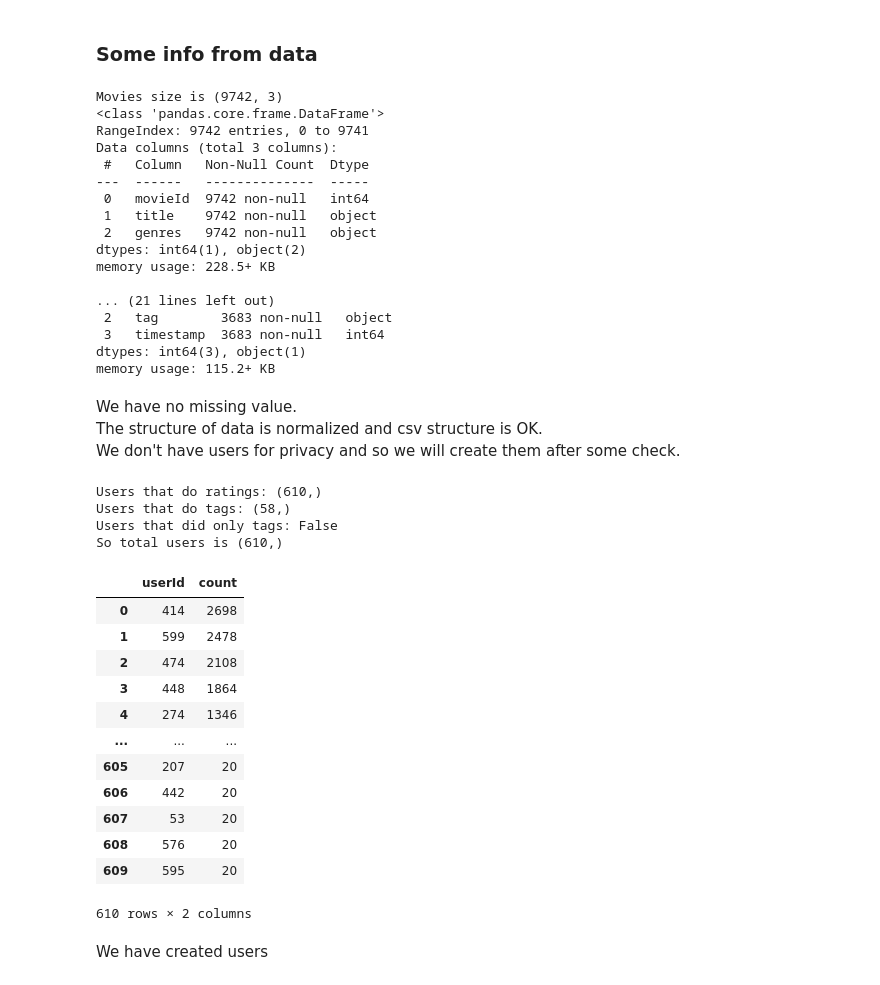
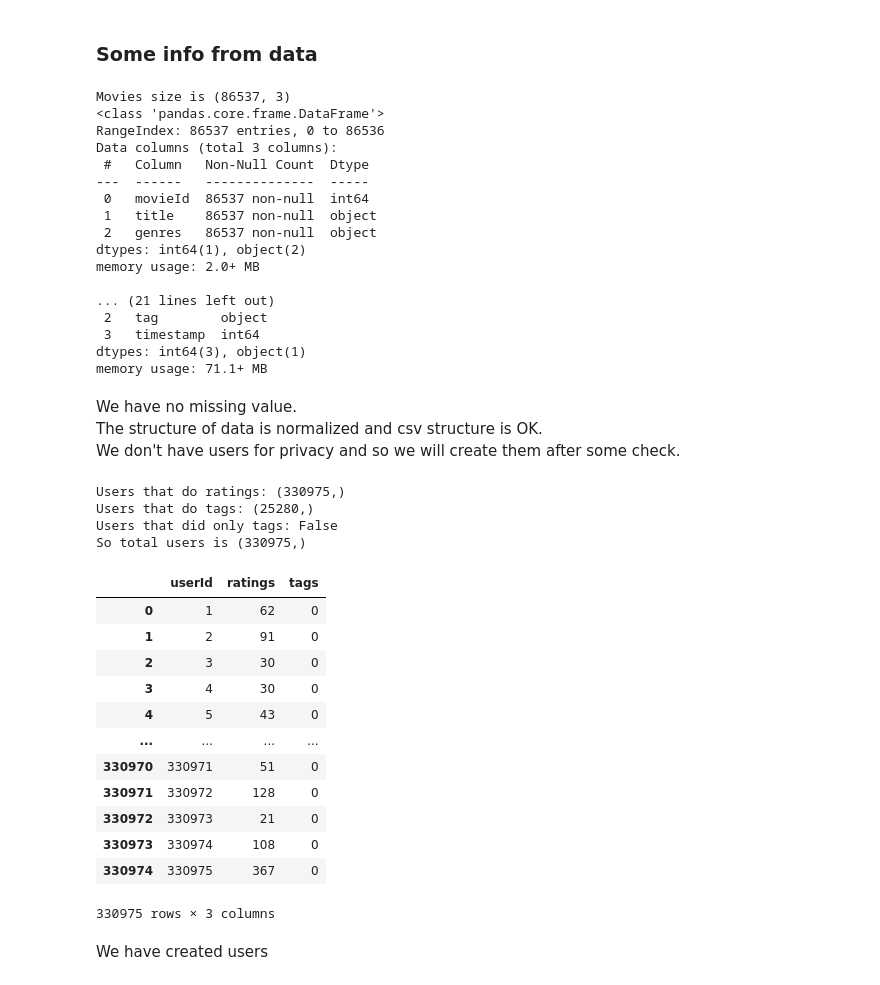
Before and after one commit to AngeloLongano/graph_analytics_movie_dataset, a Jupyter notebook: preprocessing.ipynb, the cells around one changed output. Cells and saved outputs as stored; diff of their text form; code cells hidden in the pictures.

Commit message:
init to bigger movie dataset

```diff
--- a/preprocessing.ipynb
+++ b/preprocessing.ipynb
@@ -11,9 +11,12 @@
 # %%
 import pandas as pd
 
-movies = pd.read_csv("dataset/movies.csv")
-ratings = pd.read_csv("dataset/ratings.csv")
-tags = pd.read_csv("dataset/tags.csv")
+# movies = pd.read_csv("dataset/movies.csv")
+# ratings = pd.read_csv("dataset/ratings.csv")
+# tags = pd.read_csv("dataset/tags.csv")
+movies = pd.read_csv("dataset/ml-latest/movies.csv")
+ratings = pd.read_csv("dataset/ml-latest/ratings.csv")
+tags = pd.read_csv("dataset/ml-latest/tags.csv")
 # %% [markdown]
 ### Some info from data
 # %%
@@ -29,23 +32,23 @@ tags.info()
 
 # To do preprocessing
 # %% [output]
-Movies size is (9742, 3)
+Movies size is (86537, 3)
 <class 'pandas.core.frame.DataFrame'>
-RangeIndex: 9742 entries, 0 to 9741
+RangeIndex: 86537 entries, 0 to 86536
 Data columns (total 3 columns):
  #   Column   Non-Null Count  Dtype
 ---  ------   --------------  -----
- 0   movieId  9742 non-null   int64
- 1   title    9742 non-null   object
- 2   genres   9742 non-null   object
+ 0   movieId  86537 non-null  int64
+ 1   title    86537 non-null  object
+ 2   genres   86537 non-null  object
 dtypes: int64(1), object(2)
-memory usage: 228.5+ KB
+memory usage: 2.0+ MB
 
 ... (21 lines left out)
- 2   tag        3683 non-null   object
- 3   timestamp  3683 non-null   int64
+ 2   tag        object
+ 3   timestamp  int64
 dtypes: int64(3), object(1)
-memory usage: 115.2+ KB
+memory usage: 71.1+ MB
 # %% [markdown]
 We have no missing value.
 The structure of data is normalized and csv structure is OK.
@@ -53,29 +56,34 @@ We don't have users for privacy and so we will create them after some check.
 # %%
 print(f"Users that do ratings: {ratings['userId'].value_counts().shape}")
 print(f"Users that do tags: {tags['userId'].value_counts().shape}")
 print(f"Users that did only tags: {~tags['userId'].isin(ratings['userId']).all()}")
 users = ratings["userId"].value_counts().reset_index()
+users = users.merge(
+    tags["userId"].value_counts().reset_index(), on="userId", how="outer"
+)
+users.columns = ["userId", "ratings", "tags"]
+users = users.fillna(0)
+users["tags"] = users["tags"].astype(int)
 print(f"So total users is {users['userId'].shape}")
 users
-# TODO: can add counts of ratings and tags to the users dataframe
 # %% [output]
-Users that do ratings: (610,)
-Users that do tags: (58,)
+Users that do ratings: (330975,)
+Users that do tags: (25280,)
 Users that did only tags: False
-So total users is (610,)
+So total users is (330975,)
-|  | userId | count |
-| 0 | 414 | 2698 |
-| 1 | 599 | 2478 |
-| 2 | 474 | 2108 |
-| 3 | 448 | 1864 |
-| 4 | 274 | 1346 |
-| ... | ... | ... |
-| 605 | 207 | 20 |
-| 606 | 442 | 20 |
-| 607 | 53 | 20 |
-| 608 | 576 | 20 |
-| 609 | 595 | 20 |
+|  | userId | ratings | tags |
+| 0 | 1 | 62 | 0 |
+| 1 | 2 | 91 | 0 |
+| 2 | 3 | 30 | 0 |
+| 3 | 4 | 30 | 0 |
+| 4 | 5 | 43 | 0 |
+| ... | ... | ... | ... |
+| 330970 | 330971 | 51 | 0 |
+| 330971 | 330972 | 128 | 0 |
+| 330972 | 330973 | 21 | 0 |
+| 330973 | 330974 | 108 | 0 |
+| 330974 | 330975 | 367 | 0 |
-610 rows × 2 columns
+330975 rows × 3 columns
 # %% [markdown]
 We have created users
 # %% [markdown]
```
Also changed, not shown: parts of 10 cells of this notebook, 9 other files.
